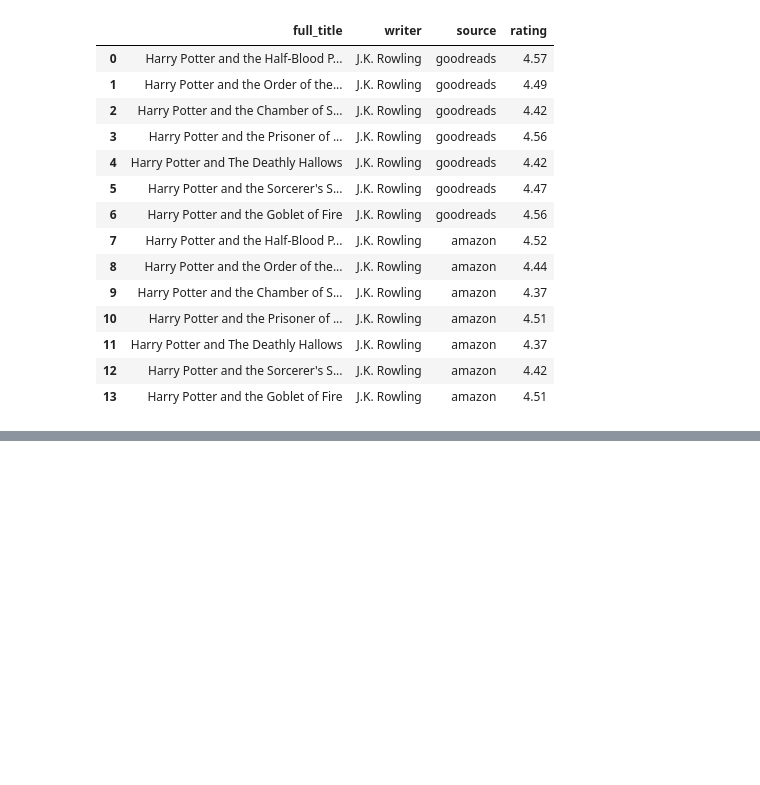
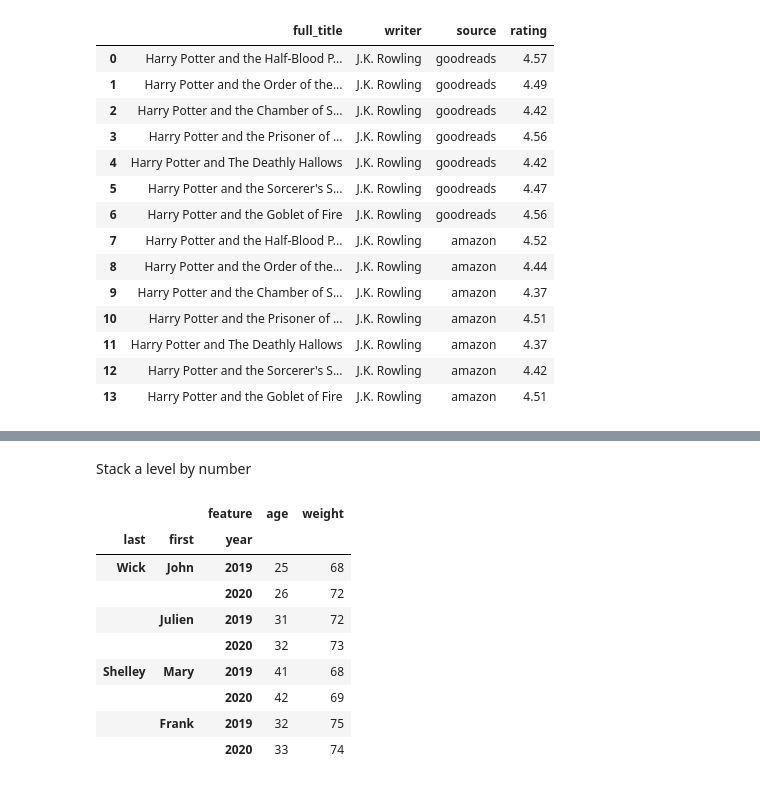
Before and after one commit to jrc-python/python-toolbox, a Jupyter notebook: 4-reshaping-data/reshaping.ipynb, the cells around one changed output, grey strips where cells are left out. Drawn from its saved outputs; the diff is of its cells as text; code cells hidden in the pictures; blank space fills up the shorter version.

```diff
--- a/4-reshaping-data/reshaping.ipynb
+++ b/4-reshaping-data/reshaping.ipynb
@@ -596,0 +813,15 @@ hp_melt
+# %% [markdown]
+Stack a level by number
+# %%
+patients.stack(level=0)
+# %% [output]
+|  |  | feature | age | weight |
+| last | first | year |  |  |
+| Wick | John | 2019 | 25 | 68 |
+|  |  | 2020 | 26 | 72 |
+|  | Julien | 2019 | 31 | 72 |
+|  |  | 2020 | 32 | 73 |
+| Shelley | Mary | 2019 | 41 | 68 |
+|  |  | 2020 | 42 | 69 |
+|  | Frank | 2019 | 32 | 75 |
+|  |  | 2020 | 33 | 74 |
```
Also changed, not shown: parts of 21 cells of this notebook.
